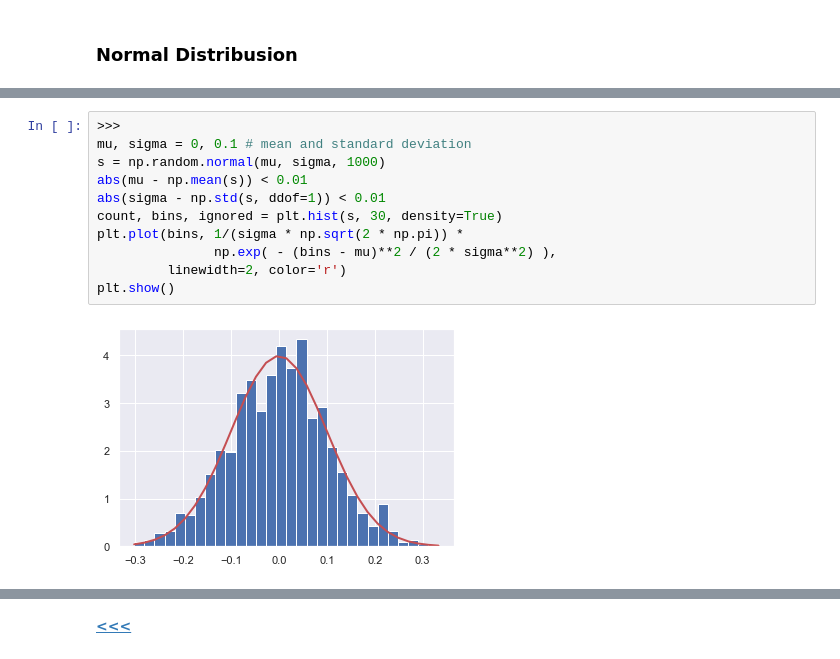
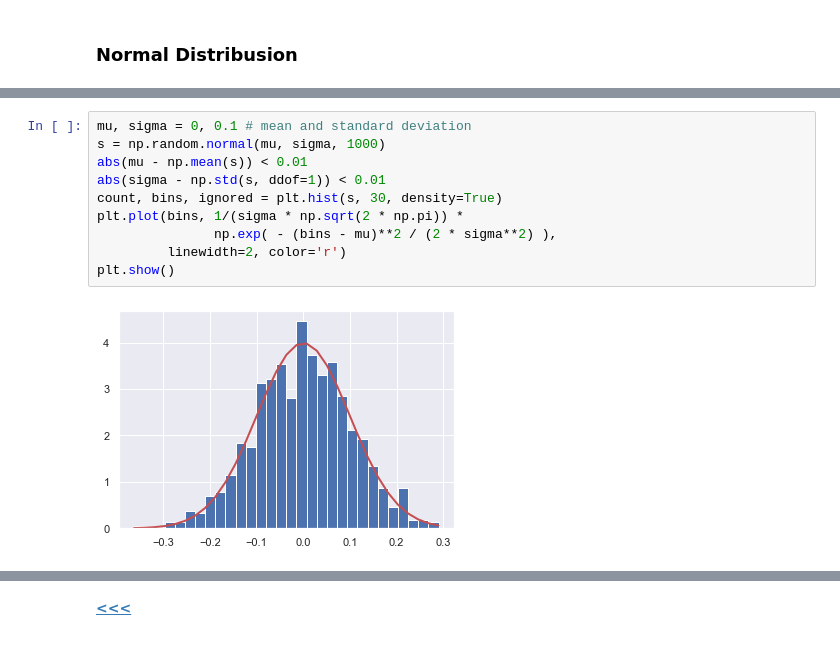
Before and after one commit to G00376332/52465_Assignment, a Jupyter notebook: Numpy_Assignment.ipynb, the cells around one changed output, grey strips where cells are left out. Cells and saved outputs as stored; diff of their text form.

```diff
--- a/Numpy_Assignment.ipynb
+++ b/Numpy_Assignment.ipynb
@@ -291,16 +296,15 @@ Normal distribution, also known as the Gaussian distribution, is a probability d
 # %%
->>>
 mu, sigma = 0, 0.1 # mean and standard deviation
 s = np.random.normal(mu, sigma, 1000)
 abs(mu - np.mean(s)) < 0.01
 abs(sigma - np.std(s, ddof=1)) < 0.01
 count, bins, ignored = plt.hist(s, 30, density=True)
 plt.plot(bins, 1/(sigma * np.sqrt(2 * np.pi)) *
                np.exp( - (bins - mu)**2 / (2 * sigma**2) ),
          linewidth=2, color='r')
 plt.show()
 # %% [output]
-[figure, old version]
+[figure, new version]
 # %%
 sns.set(color_codes=True)
 x = np.random.normal(size=1000)
```
Also changed, not shown: parts of 29 cells of this notebook.
